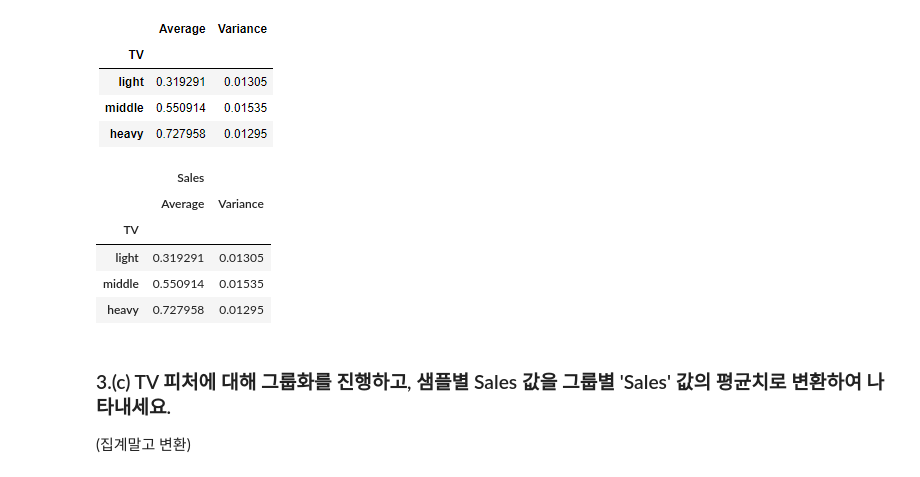
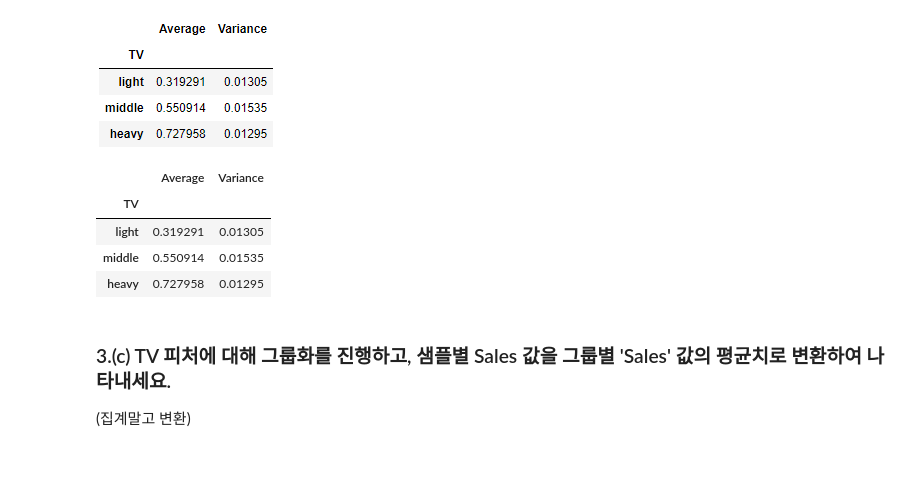
Before and after one commit to seoyun-dev/TIL, a Jupyter notebook: BDA/60191917_박서윤_HW2/60191917_박서윤_HW2.ipynb, the cells around one changed output. Saved outputs shown, nothing was run; the diff lists cells and outputs as text; code cells hidden in the pictures.

```diff
--- a/BDA/60191917_박서윤_HW2/60191917_박서윤_HW2.ipynb
+++ b/BDA/60191917_박서윤_HW2/60191917_박서윤_HW2.ipynb
@@ -158,9 +158,8 @@ Image("HW2_3.png")
 # %% [output]
 [figure]
 # %%
-advertising.groupby('TV').agg({'Sales':[("Average","mean"),("Variance",np.var)]})
+advertising.groupby('TV')['Sales'].agg([('Average', 'mean'), ('Variance', np.var)])
 # %% [output]
-|  | Sales |  |
 |  | Average | Variance |
 | TV |  |  |
 | light | 0.319291 | 0.01305 |
```
